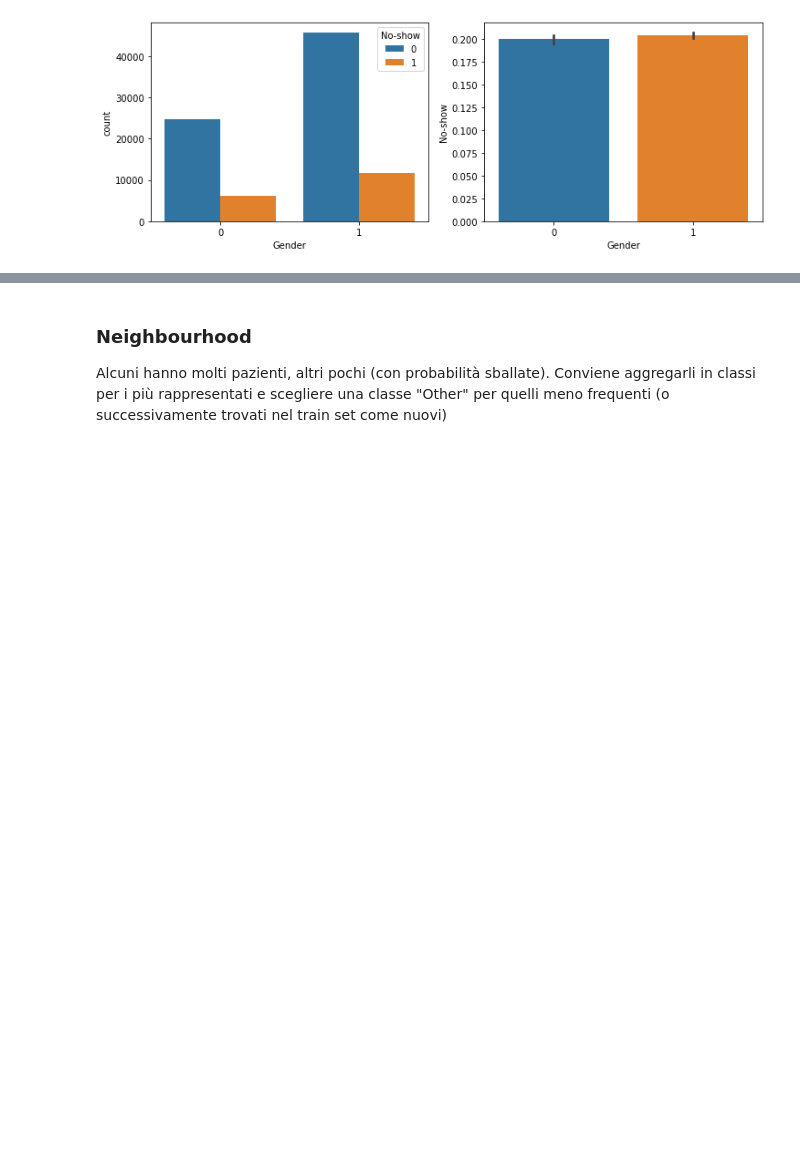
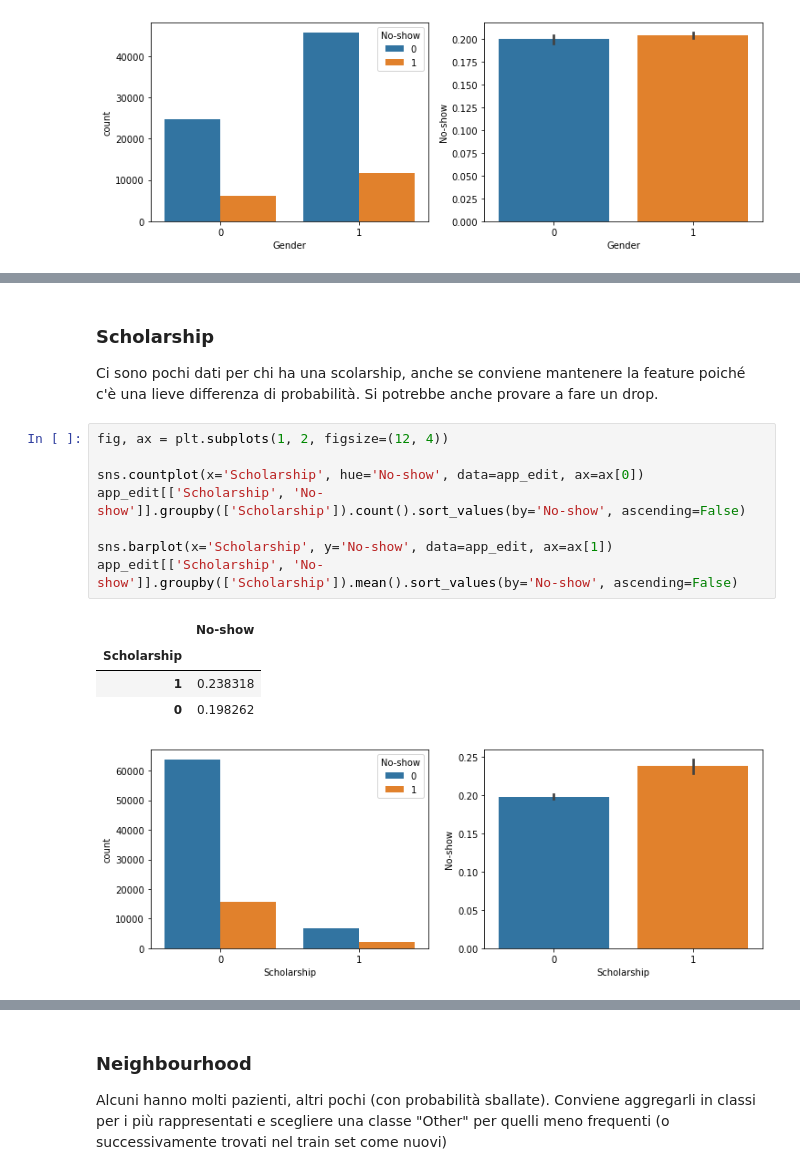
Before and after one commit to ale-pavel/exam-challenge-appointments, a Jupyter notebook: Challenge-appointments-preparation.ipynb, the cells around one changed output, grey strips where cells are left out. Cells and saved outputs as stored; diff of their text form; blank space fills up the shorter version.

```diff
--- a/Challenge-appointments-preparation.ipynb
+++ b/Challenge-appointments-preparation.ipynb
@@ -345,0 +418,18 @@ app_edit[['Gender', 'No-show']].groupby(['Gender']).mean().sort_values(by='No-sh
+# %% [markdown]
+### Scholarship
+
+Ci sono pochi dati per chi ha una scolarship, anche se conviene mantenere la feature poiché c'è una lieve differenza di probabilità. Si potrebbe anche provare a fare un drop.
+# %%
+fig, ax = plt.subplots(1, 2, figsize=(12, 4))
+
+sns.countplot(x='Scholarship', hue='No-show', data=app_edit, ax=ax[0])
+app_edit[['Scholarship', 'No-show']].groupby(['Scholarship']).count().sort_values(by='No-show', ascending=False)
+
+sns.barplot(x='Scholarship', y='No-show', data=app_edit, ax=ax[1])
+app_edit[['Scholarship', 'No-show']].groupby(['Scholarship']).mean().sort_values(by='No-show', ascending=False)
+# %% [output]
+|  | No-show |
+| Scholarship |  |
+| 1 | 0.238318 |
+| 0 | 0.198262 |
+[figure, added]
```
Also changed, not shown: parts of 20 cells of this notebook, 1 other file.
